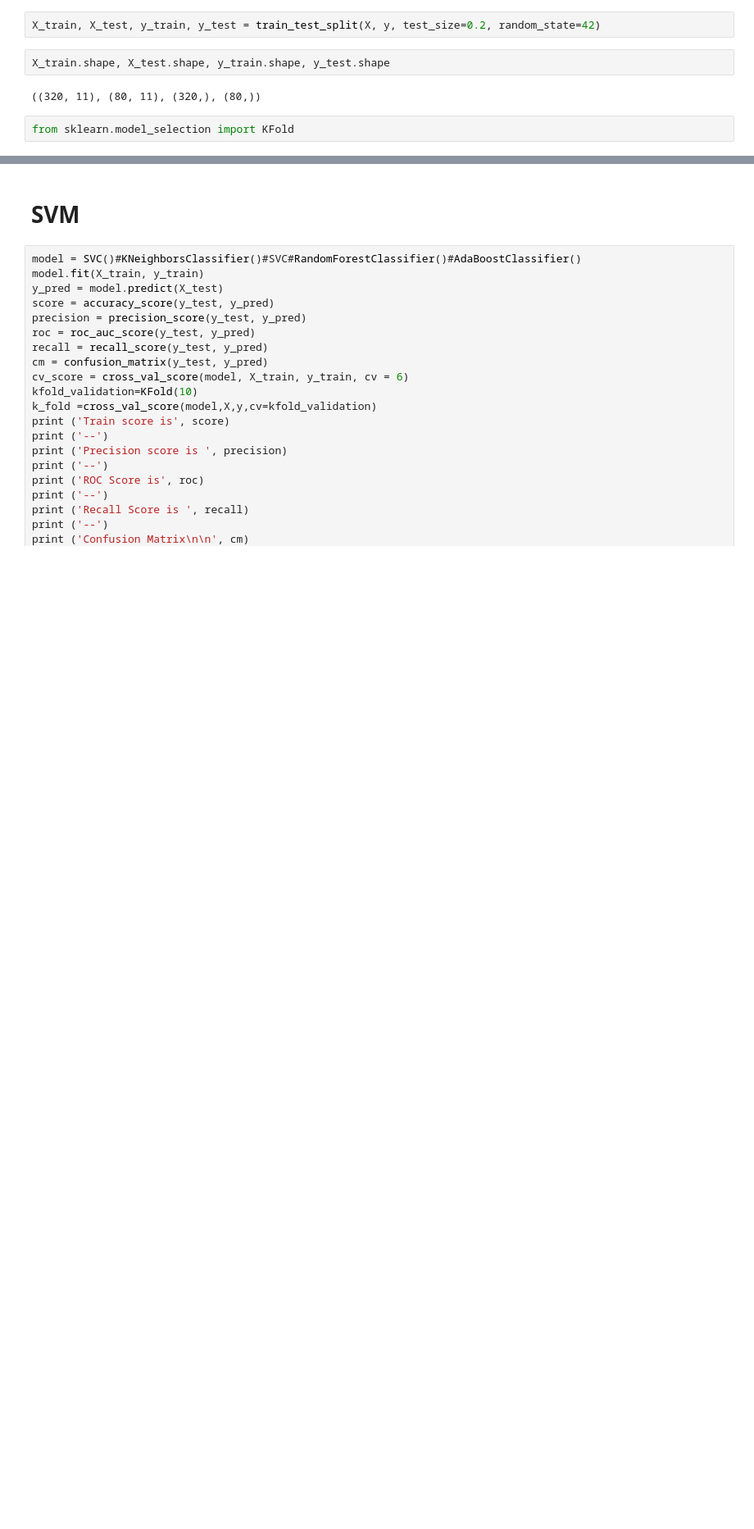
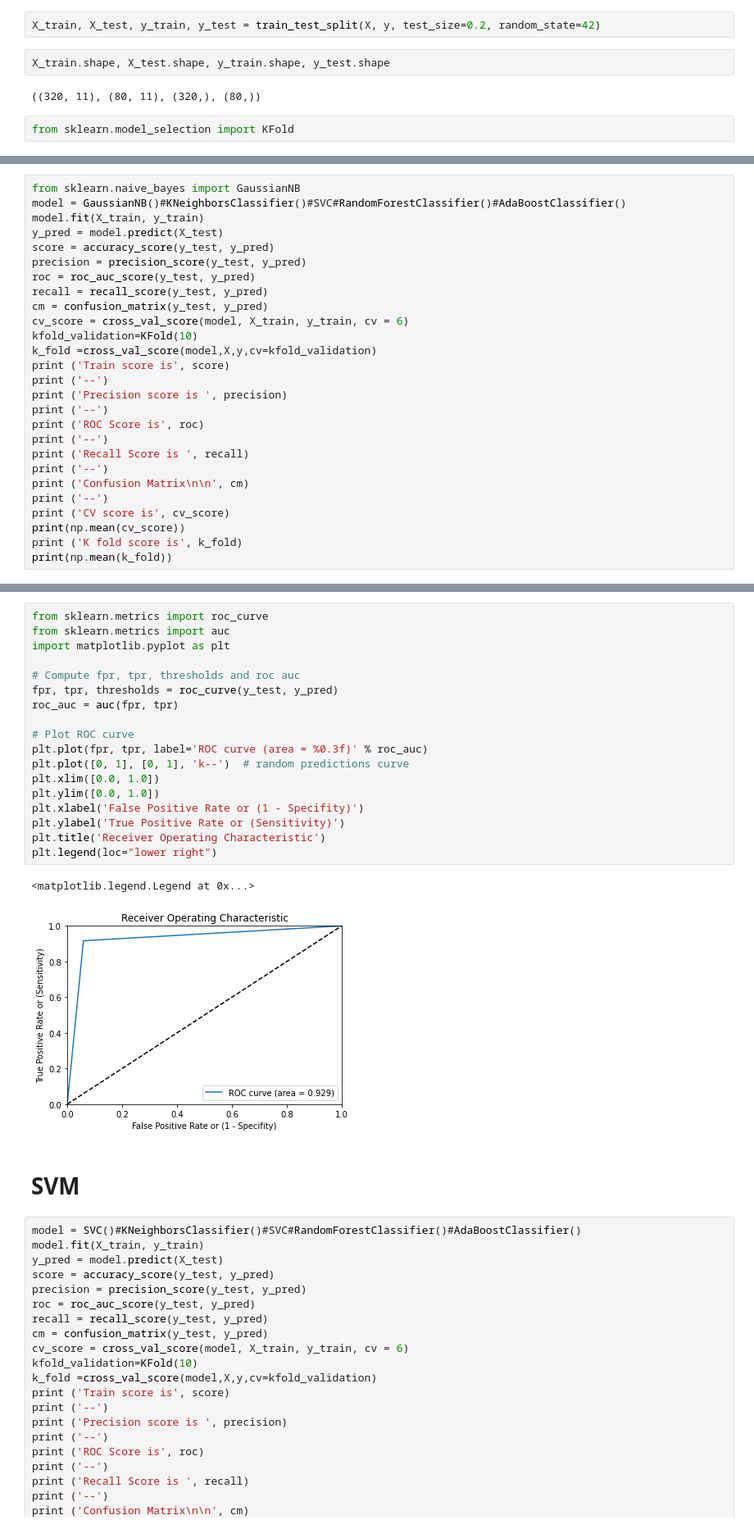
Before and after one commit to philsaurabh/Machine-Learning-Tutorials, a Jupyter notebook: Credit_LDA_SVM.ipynb, the cells around one changed output, grey strips where cells are left out. Shown at 82% size. Saved outputs shown, nothing was run; the diff lists cells and outputs as text; blank space fills up the shorter version.

```diff
--- a/Credit_LDA_SVM.ipynb
+++ b/Credit_LDA_SVM.ipynb
@@ -128,0 +131,27 @@ from sklearn.model_selection import KFold
+# %%
+from sklearn.naive_bayes import GaussianNB
+model = GaussianNB()#KNeighborsClassifier()#SVC#RandomForestClassifier()#AdaBoostClassifier()
+model.fit(X_train, y_train)
+y_pred = model.predict(X_test)
+score = accuracy_score(y_test, y_pred)
+precision = precision_score(y_test, y_pred)
+roc = roc_auc_score(y_test, y_pred)
+recall = recall_score(y_test, y_pred)
+cm = confusion_matrix(y_test, y_pred)
+cv_score = cross_val_score(model, X_train, y_train, cv = 6)
+kfold_validation=KFold(10)
+k_fold =cross_val_score(model,X,y,cv=kfold_validation)
+print ('Train score is', score)
+print ('--')
+print ('Precision score is ', precision)
+print ('--')
+print ('ROC Score is', roc)
+print ('--')
+print ('Recall Score is ', recall)
+print ('--')
+print ('Confusion Matrix\n\n', cm)
+print ('--')
+print ('CV score is', cv_score)
+print(np.mean(cv_score))
+print ('K fold score is', k_fold)
+print(np.mean(k_fold))
@@ -129,3 +176,24 @@ from sklearn.model_selection import KFold
+# %%
+from sklearn.metrics import roc_curve
+from sklearn.metrics import auc
+import matplotlib.pyplot as plt
+
+# Compute fpr, tpr, thresholds and roc auc
+fpr, tpr, thresholds = roc_curve(y_test, y_pred)
+roc_auc = auc(fpr, tpr)
+
+# Plot ROC curve
+plt.plot(fpr, tpr, label='ROC curve (area = %0.3f)' % roc_auc)
+plt.plot([0, 1], [0, 1], 'k--')  # random predictions curve
+plt.xlim([0.0, 1.0])
+plt.ylim([0.0, 1.0])
+plt.xlabel('False Positive Rate or (1 - Specifity)')
+plt.ylabel('True Positive Rate or (Sensitivity)')
+plt.title('Receiver Operating Characteristic')
+plt.legend(loc="lower right")
+# %% [output]
+<matplotlib.legend.Legend at 0x...>
+[figure, added]
 # %% [markdown]
 # SVM
 # %%
```
Also changed, not shown: parts of 3 cells of this notebook.
